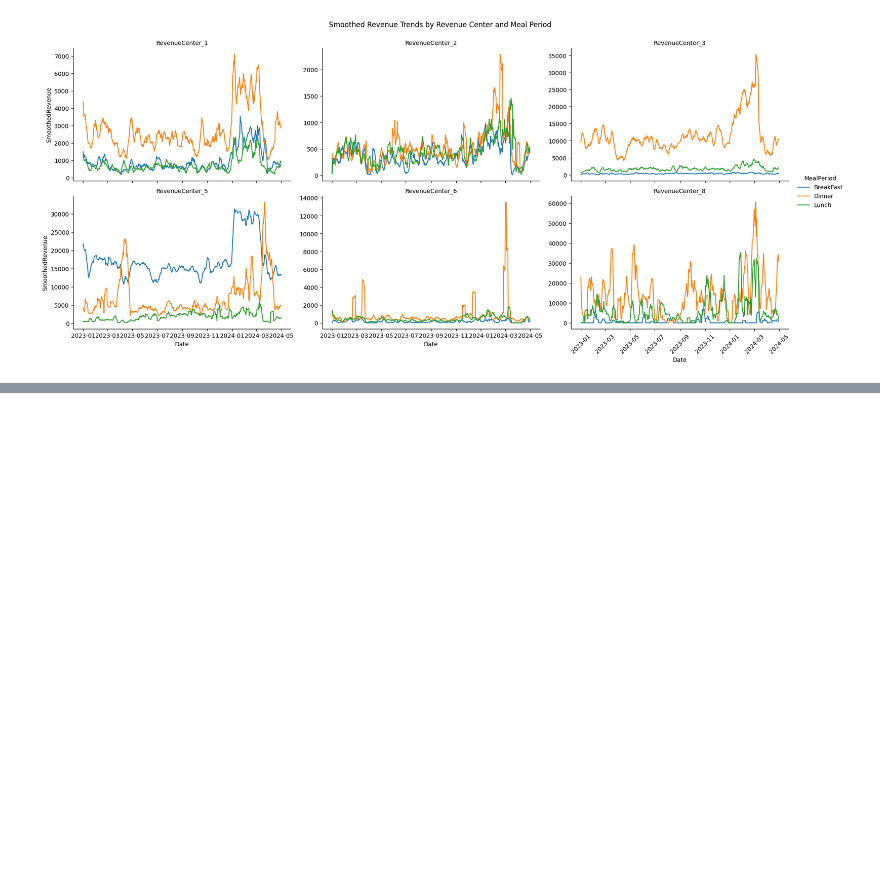
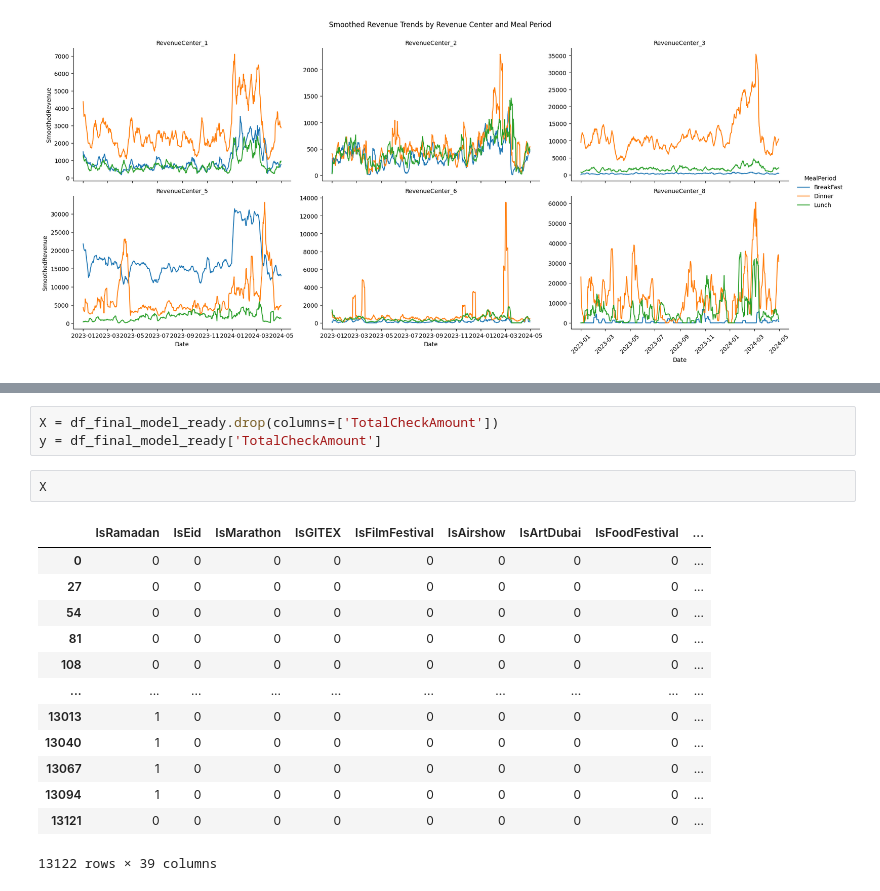
Before and after one commit to BeatBard/hotel-revenue-forecast, a Jupyter notebook: notebooks/FeatureEng.ipynb, the cells around one changed output, grey strips where cells are left out. Cells and saved outputs as stored; diff of their text form; blank space fills up the shorter version.

```diff
--- a/notebooks/FeatureEng.ipynb
+++ b/notebooks/FeatureEng.ipynb
@@ -151,0 +259,19 @@ plt.show()
+# %%
+X = df_final_model_ready.drop(columns=['TotalCheckAmount'])
+y = df_final_model_ready['TotalCheckAmount']
+# %%
+X
+# %% [output]
+|  | IsRamadan | IsEid | IsMarathon | IsGITEX | IsFilmFestival | IsAirshow | IsArtDubai | IsFoodFestival | ... |
+| 0 | 0 | 0 | 0 | 0 | 0 | 0 | 0 | 0 | ... |
+| 27 | 0 | 0 | 0 | 0 | 0 | 0 | 0 | 0 | ... |
+| 54 | 0 | 0 | 0 | 0 | 0 | 0 | 0 | 0 | ... |
+| 81 | 0 | 0 | 0 | 0 | 0 | 0 | 0 | 0 | ... |
+| 108 | 0 | 0 | 0 | 0 | 0 | 0 | 0 | 0 | ... |
+| ... | ... | ... | ... | ... | ... | ... | ... | ... | ... |
+| 13013 | 1 | 0 | 0 | 0 | 0 | 0 | 0 | 0 | ... |
+| 13040 | 1 | 0 | 0 | 0 | 0 | 0 | 0 | 0 | ... |
+| 13067 | 1 | 0 | 0 | 0 | 0 | 0 | 0 | 0 | ... |
+| 13094 | 1 | 0 | 0 | 0 | 0 | 0 | 0 | 0 | ... |
+| 13121 | 0 | 0 | 0 | 0 | 0 | 0 | 0 | 0 | ... |
+13122 rows × 39 columns
```
Also changed, not shown: parts of 12 cells of this notebook, 4 other files.
